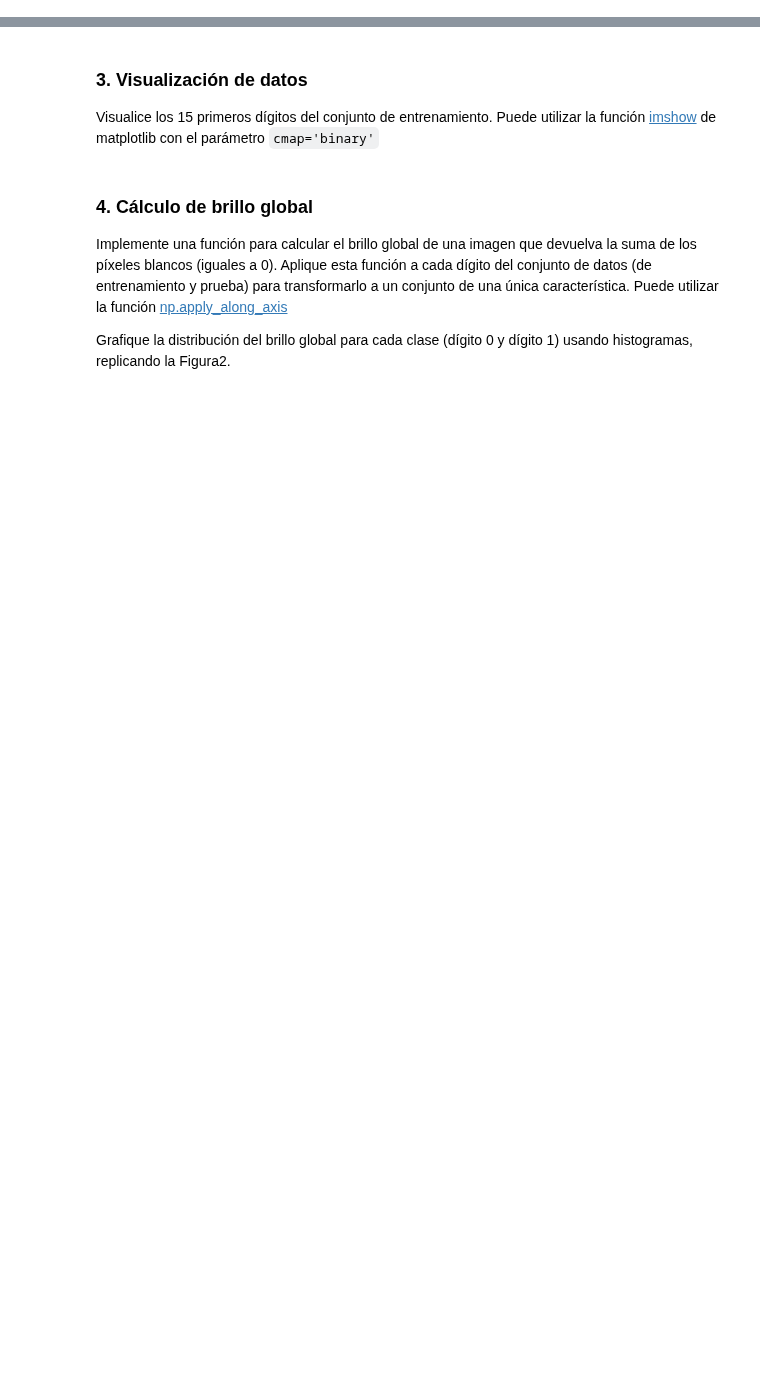
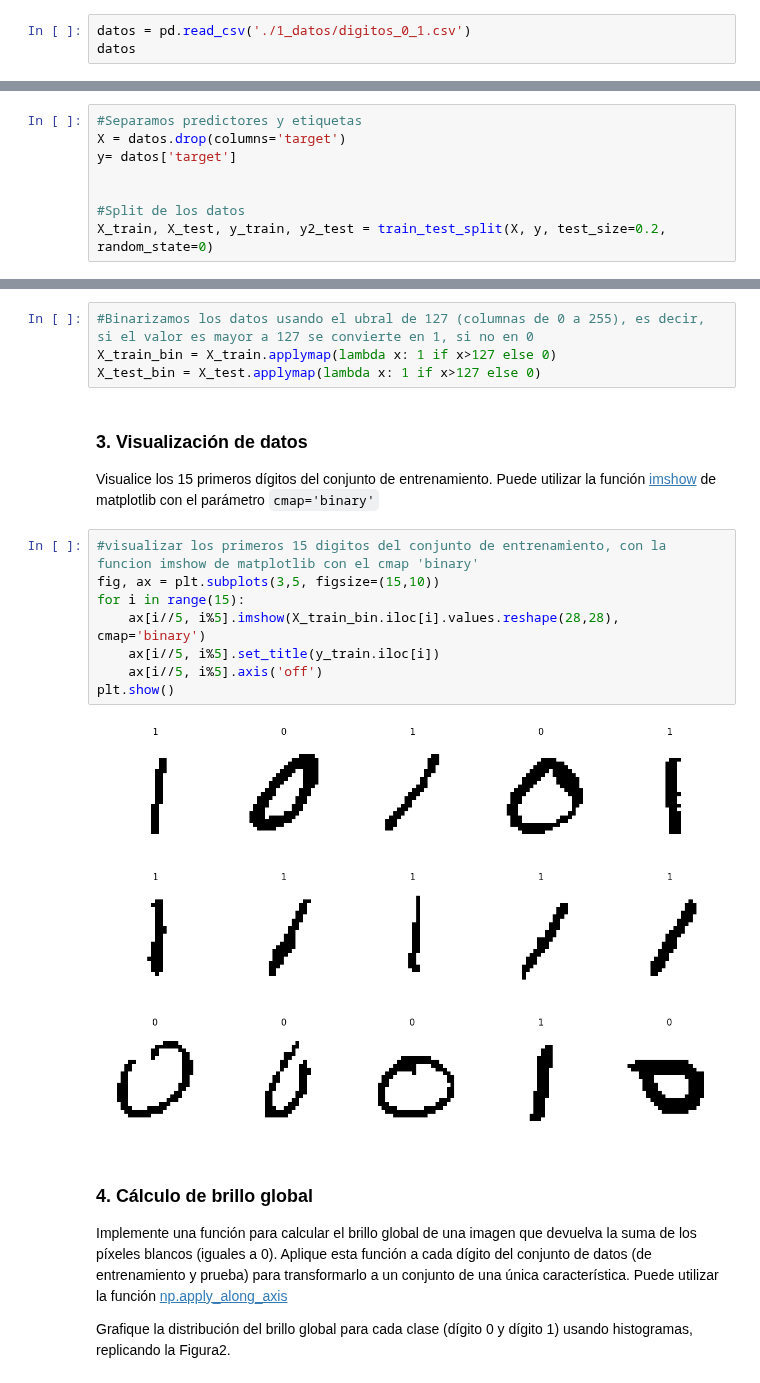
Before and after one commit to axelescalante0/Aprendizaje-Maquinal, a Jupyter notebook: Scrips/Clasificador Bayesiano/ClasificadorBayes.ipynb, the cells around one changed output, grey strips where cells are left out. Cells and saved outputs as stored; diff of their text form; blank space fills up the shorter version.

Commit message:
Naive Bayes: Cargamos  y separamos los datos. Ademas hacemos binarizamos datos, creando la funcion "brillo_global" que calculo el brillo de una imagen

```diff
--- a/Scrips/Clasificador Bayesiano/ClasificadorBayes.ipynb
+++ b/Scrips/Clasificador Bayesiano/ClasificadorBayes.ipynb
@@ -129,3 +129,6 @@ En el archivo `digitos_0_1.csv` de la carpeta `1_datos` se tienen dígitos manus
 ### 1. Carga y división de los datos
 
 Cargue los datos y sepárelos en entrenamiento y prueba (20%). Use `random_state=0`. Separe predictores y etiquetas.
+# %%
+datos = pd.read_csv('./1_datos/digitos_0_1.csv')
+datos
@@ -132,11 +149,33 @@ Cargue los datos y sepárelos en entrenamiento y prueba (20%). Use `random_state
+# %%
+#Separamos predictores y etiquetas
+X = datos.drop(columns='target')
+y= datos['target']
+
+
+#Split de los datos
+X_train, X_test, y_train, y2_test = train_test_split(X, y, test_size=0.2, random_state=0)
 # %% [markdown]
 ### 2. Procesamiento de datos
 
 Binarice los datos usando el umbral 127, de modo que las intensidades superiores al umbral sean iguales a 1 y las menores iguales a 0.
+# %%
+#Binarizamos los datos usando el ubral de 127 (columnas de 0 a 255), es decir, si el valor es mayor a 127 se convierte en 1, si no en 0
+X_train_bin = X_train.applymap(lambda x: 1 if x>127 else 0)
+X_test_bin = X_test.applymap(lambda x: 1 if x>127 else 0)
 # %% [markdown]
 ### 3. Visualización de datos
 
 Visualice los 15 primeros dígitos del conjunto de entrenamiento. Puede utilizar la función [imshow](https://matplotlib.org/stable/api/_as_gen/matplotlib.pyplot.imshow.html) de matplotlib con el parámetro `cmap='binary'`
+# %%
+#visualizar los primeros 15 digitos del conjunto de entrenamiento, con la funcion imshow de matplotlib con el cmap 'binary'
+fig, ax = plt.subplots(3,5, figsize=(15,10))
+for i in range(15):
+    ax[i//5, i%5].imshow(X_train_bin.iloc[i].values.reshape(28,28), cmap='binary')
+    ax[i//5, i%5].set_title(y_train.iloc[i])
+    ax[i//5, i%5].axis('off')
+plt.show()
+# %% [output]
+[figure, added]
 # %% [markdown]
 ### 4. Cálculo de brillo global
 
```
Also changed, not shown: parts of 4 cells of this notebook.
